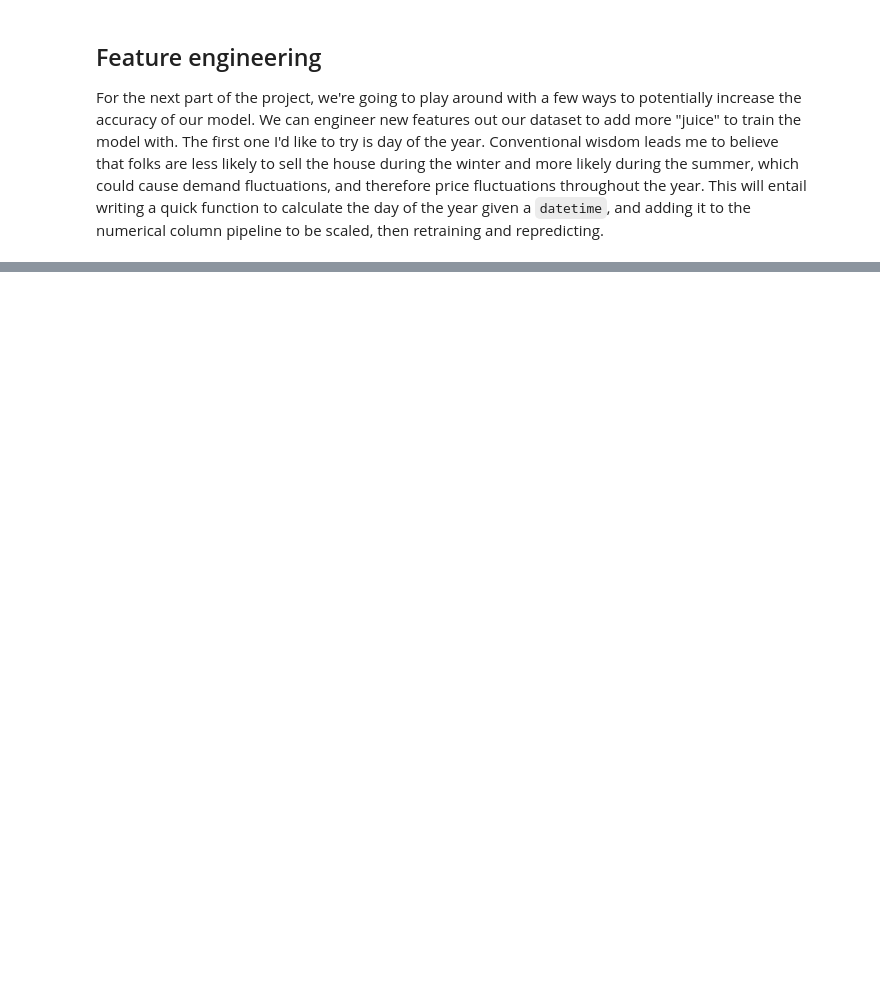
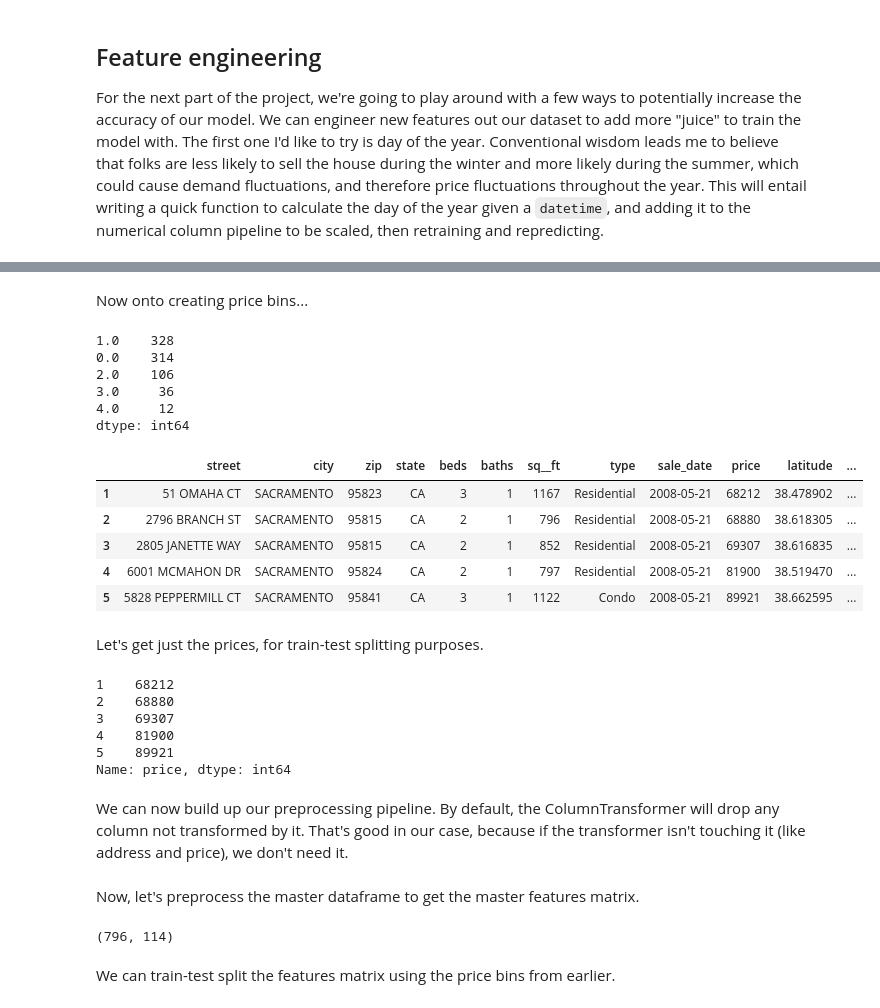
Before and after one commit to schledererj/cs6340-project-2, a Jupyter notebook: CS6340_Lab_2.ipynb, the cells around one changed output, grey strips where cells are left out. Drawn from its saved outputs; the diff is of its cells as text; code cells hidden in the pictures; blank space fills up the shorter version.

```diff
--- a/CS6340_Lab_2.ipynb
+++ b/CS6340_Lab_2.ipynb
@@ -527,7 +510,8 @@ housing_df['sale_date'] = sale_dates
 def convert_to_day_of_year(x):
     return x['sale_date'].timetuple().tm_yday
 
-pd.DataFrame(housing_df.apply(convert_to_day_of_year, axis='columns')).value_counts()
+housing_df['day_of_year'] = housing_df.apply(convert_to_day_of_year, axis='columns')
+housing_df['day_of_year'].value_counts()
 # %% [output]
 140    268
 137    264
@@ -537,0 +524,53 @@ dtype: int64
+# %%
+# Square-footage of 0
+housing_df = housing_df[housing_df.sq__ft != 0]
+
+# Property type of "Unkown"
+housing_df = housing_df[housing_df.type != "Unkown"]
+
+# Remove "very high" prices. Let's remove anything higher than the 99th price percentile
+housing_df = housing_df[housing_df.price < housing_df['price'].quantile(.99)]
+
+# Remove "very low" prices. Let's remove anything lower than the 1st price percentile
+housing_df = housing_df[housing_df.price > housing_df['price'].quantile(.01)]
+# %% [markdown]
+Now onto creating price bins...
+# %%
+discretizer = KBinsDiscretizer(n_bins=5, encode='ordinal', strategy='uniform')
+
+price_bin_transformer = ColumnTransformer([
+    ("kbins", discretizer, ['price'])
+])
+
+price_bins = price_bin_transformer.fit_transform(housing_df)
+pd.DataFrame(price_bins).value_counts()
+# %% [output]
+1.0    328
+0.0    314
+2.0    106
+3.0     36
+4.0     12
+dtype: int64
+# %%
+housing_df.head()
+# %% [output]
+|  | street | city | zip | state | beds | baths | sq__ft | type | sale_date | price | latitude | ... |
+| 1 | 51 OMAHA CT | SACRAMENTO | 95823 | CA | 3 | 1 | 1167 | Residential | 2008-05-21 | 68212 | 38.478902 | ... |
+| 2 | 2796 BRANCH ST | SACRAMENTO | 95815 | CA | 2 | 1 | 796 | Residential | 2008-05-21 | 68880 | 38.618305 | ... |
+| 3 | 2805 JANETTE WAY | SACRAMENTO | 95815 | CA | 2 | 1 | 852 | Residential | 2008-05-21 | 69307 | 38.616835 | ... |
+| 4 | 6001 MCMAHON DR | SACRAMENTO | 95824 | CA | 2 | 1 | 797 | Residential | 2008-05-21 | 81900 | 38.519470 | ... |
+| 5 | 5828 PEPPERMILL CT | SACRAMENTO | 95841 | CA | 3 | 1 | 1122 | Condo | 2008-05-21 | 89921 | 38.662595 | ... |
+# %% [markdown]
+Let's get just the prices, for train-test splitting purposes.
+# %%
+housing_prices = housing_df['price']
+housing_prices.head()
+# %% [output]
+1    68212
+2    68880
+3    69307
+4    81900
+5    89921
+Name: price, dtype: int64
+# %% [markdown]
+We can now build up our preprocessing pipeline. By default, the ColumnTransformer will drop any column not transformed by it. That's good in our case, because if the transformer isn't touching it (like address and price), we don't need it.
@@ -537,0 +594,9 @@ dtype: int64
+# %% [markdown]
+Now, let's preprocess the master dataframe to get the master features matrix.
+# %%
+features_matrix = full_pipeline.fit_transform(housing_df)
+features_matrix.shape
+# %% [output]
+(796, 114)
+# %% [markdown]
+We can train-test split the features matrix using the price bins from earlier.
```
Also changed, not shown: parts of 29 cells of this notebook, 2 other files.
